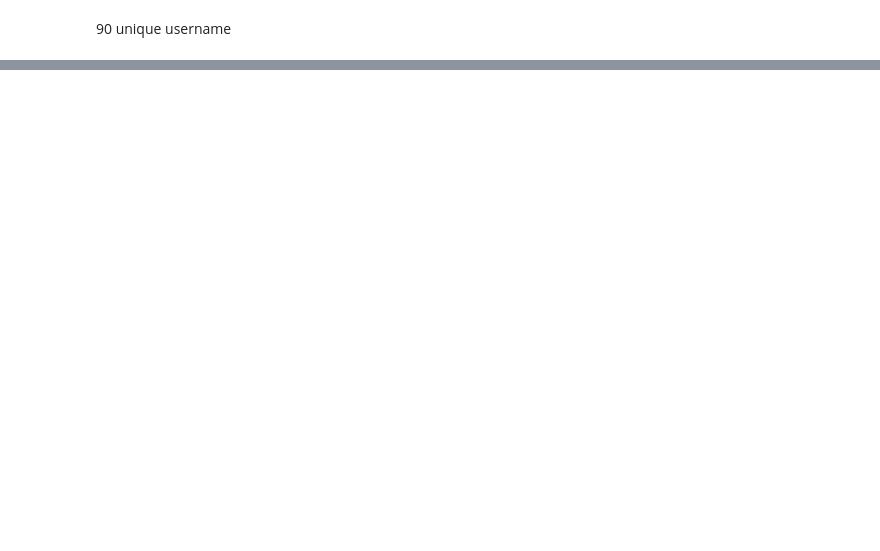
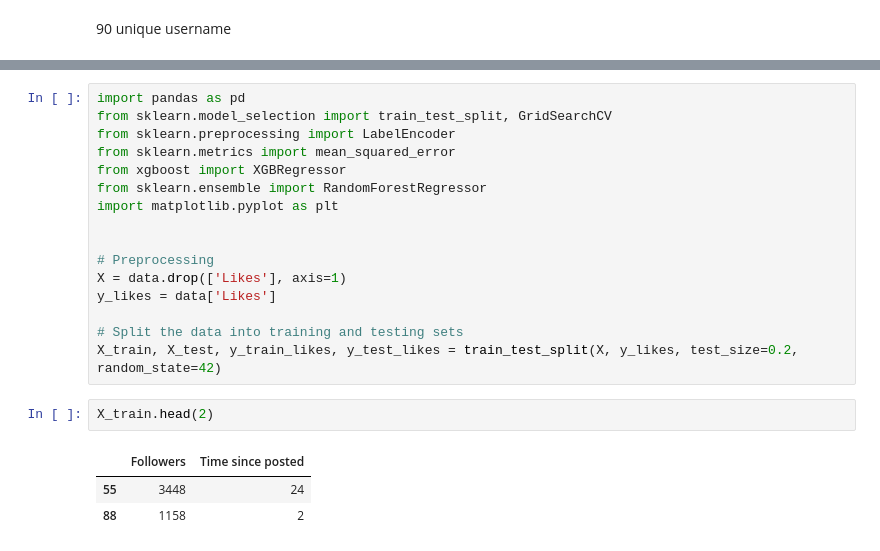
Before and after one commit to amriteshmadhur/machinelearning, a Jupyter notebook: question1.ipynb, the cells around one changed output, grey strips where cells are left out. Saved outputs shown, nothing was run; the diff lists cells and outputs as text; blank space fills up the shorter version.

```diff
--- a/question1.ipynb
+++ b/question1.ipynb
@@ -364,0 +412,22 @@ data.head()
+# %%
+import pandas as pd
+from sklearn.model_selection import train_test_split, GridSearchCV
+from sklearn.preprocessing import LabelEncoder
+from sklearn.metrics import mean_squared_error
+from xgboost import XGBRegressor
+from sklearn.ensemble import RandomForestRegressor
+import matplotlib.pyplot as plt
+
+
+# Preprocessing
+X = data.drop(['Likes'], axis=1)
+y_likes = data['Likes']
+
+# Split the data into training and testing sets
+X_train, X_test, y_train_likes, y_test_likes = train_test_split(X, y_likes, test_size=0.2, random_state=42)
+# %%
+X_train.head(2)
+# %% [output]
+|  | Followers | Time since posted |
+| 55 | 3448 | 24 |
+| 88 | 1158 | 2 |
```
Also changed, not shown: parts of 25 cells of this notebook.
